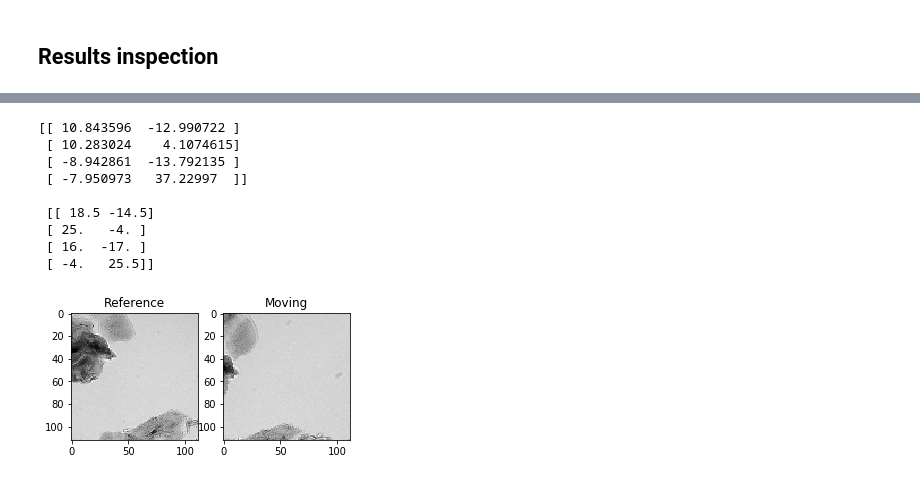
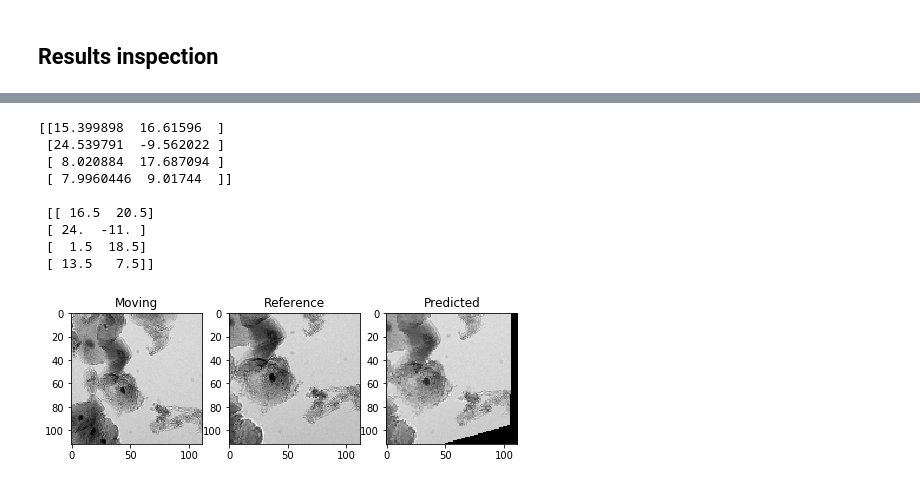
Before and after one commit to tristaaan/stitch-eval, a Jupyter notebook: notebooks/HomograpyNet.ipynb, the cells around one changed output, grey strips where cells are left out. Cells and saved outputs as stored; diff of their text form; code cells hidden in the pictures.

```diff
--- a/notebooks/HomograpyNet.ipynb
+++ b/notebooks/HomograpyNet.ipynb
@@ -218,11 +228,14 @@ class DataGenerator(Sequence):
     def __len__(self):
         return int(np.ceil(len(self.train) / float(self.batch_size)))
 
+    def invert(self, im):
+        return abs(255 - im)
+
     def read_images(self, fname):
         ext = '.tif'
         base = path.join(self.train_dir, fname)
-        a = img_to_array(load_img(base + '_A' + ext, grayscale=True))
-        b = img_to_array(load_img(base + '_B' + ext, grayscale=True))
+        a = self.invert(img_to_array(load_img(base + '_A' + ext, grayscale=True)))
+        b = self.invert(img_to_array(load_img(base + '_B' + ext, grayscale=True)))
         return np.dstack((a,b))
 
     # Will output sequence of tuples (image, test) given a datapath
@@ -274,7 +287,7 @@ training_generator   = DataGenerator(train_paths, batch_size, img_size, original
 validation_generator = DataGenerator(valid_paths, batch_size, img_size, original_data_dir)
 
 # descriptive weight file naming
-checkpointer = ModelCheckpoint(filepath=('tmp/weights-%d-%d.hdf5' %
+checkpointer = ModelCheckpoint(filepath=('tmp/hnet-weights-%d-%d.hdf5' %
                                          (batch_size, img_size[0])),
                                verbose=1, save_best_only=True)
 
@@ -346,44 +359,60 @@ def create_patch(im, size, r):
         tl = (x,y)
         tr = (tl[0], tl[1]+size)
         br = (tl[0]+size, tl[1]+size)
         bl = (tl[0]+size, tl[1])
         A = im[y:y+size,x:x+size] # this is our 'reference' image
         # alter points randomly by rho
         tl2 = alter_pt(tl, r)
         tr2 = alter_pt(tr, r)
         br2 = alter_pt(br, r)
         bl2 = alter_pt(bl, r)
         perturbed = np.float32([tl2, tr2, br2, bl2])
         # transform
         H = cv2.getPerspectiveTransform(np.float32([tl, tr, br, bl]), perturbed)
         Hab = np.linalg.inv(H)
         # warp image
         full_warped = cv2.warpPerspective(im, Hab, im.shape, flags=cv2.INTER_NEAREST)
         B = full_warped[y:y+size,x:x+size]
         if A.shape == B.shape and A.mean() < 210:
             return A, B, np.subtract(perturbed, [tl, tr, br, bl])/2
 
+def warp_pred(im, H):
+    h,w = im.shape
+    pts1 = np.array([[0, 0],
+                     [0, w],
+                     [h, w],
+                     [h, 0]], dtype='float32')
+    pts2 = H[0].reshape(4,2) + pts1
+    return np.linalg.inv(cv2.findHomography(pts1, pts2)[0])
+
+def invert(im):
+    return abs(255 - im)
+
 test_dir = r'../data/learning'
-im1 = imread(test_dir + '/Tp26_Y000_X002_040.tif')
+im1 = imread(test_dir + '/Tp26_Y001_X002_040.tif')
 im1 = cv2.resize(im1, (672,512), interpolation=cv2.INTER_NEAREST)
 
 p_a, p_b, H_act = create_patch(im1, 224, 56)
 p_a = cv2.resize(p_a, img_size, interpolation=cv2.INTER_NEAREST)
 p_b = cv2.resize(p_b, img_size, interpolation=cv2.INTER_NEAREST)
 
-test_im = np.dstack((p_a, p_b))
+test_im = np.dstack((invert(p_a), invert(p_b)))
 test_im = test_im.reshape(1, *test_im.shape)
-H_pred = my_model.predict(test_im)
-print(H_pred.reshape(4,2), '\n\n', H_act.reshape(4,2))
-two_up(p_a, p_b)
+
+H_4pt = my_model.predict(test_im)
+H_pred = warp_pred(p_a, H_4pt)
+predicted = cv2.warpPerspective(p_a, H_pred, img_size, flags=cv2.INTER_NEAREST)
+
+print(H_4pt.reshape(4,2), '\n\n', H_act.reshape(4,2))
+compare_all(p_a, p_b, predicted)
 # %% [output]
-[[ 10.843596  -12.990722 ]
- [ 10.283024    4.1074615]
- [ -8.942861  -13.792135 ]
- [ -7.950973   37.22997  ]]
+[[15.399898  16.61596  ]
+ [24.539791  -9.562022 ]
+ [ 8.020884  17.687094 ]
+ [ 7.9960446  9.01744  ]]
 
- [[ 18.5 -14.5]
- [ 25.   -4. ]
- [ 16.  -17. ]
- [ -4.   25.5]]
+ [[ 16.5  20.5]
+ [ 24.  -11. ]
+ [  1.5  18.5]
+ [ 13.5   7.5]]
-[figure, old version]
+[figure, new version]
```
Also changed, not shown: parts of 7 cells of this notebook.
